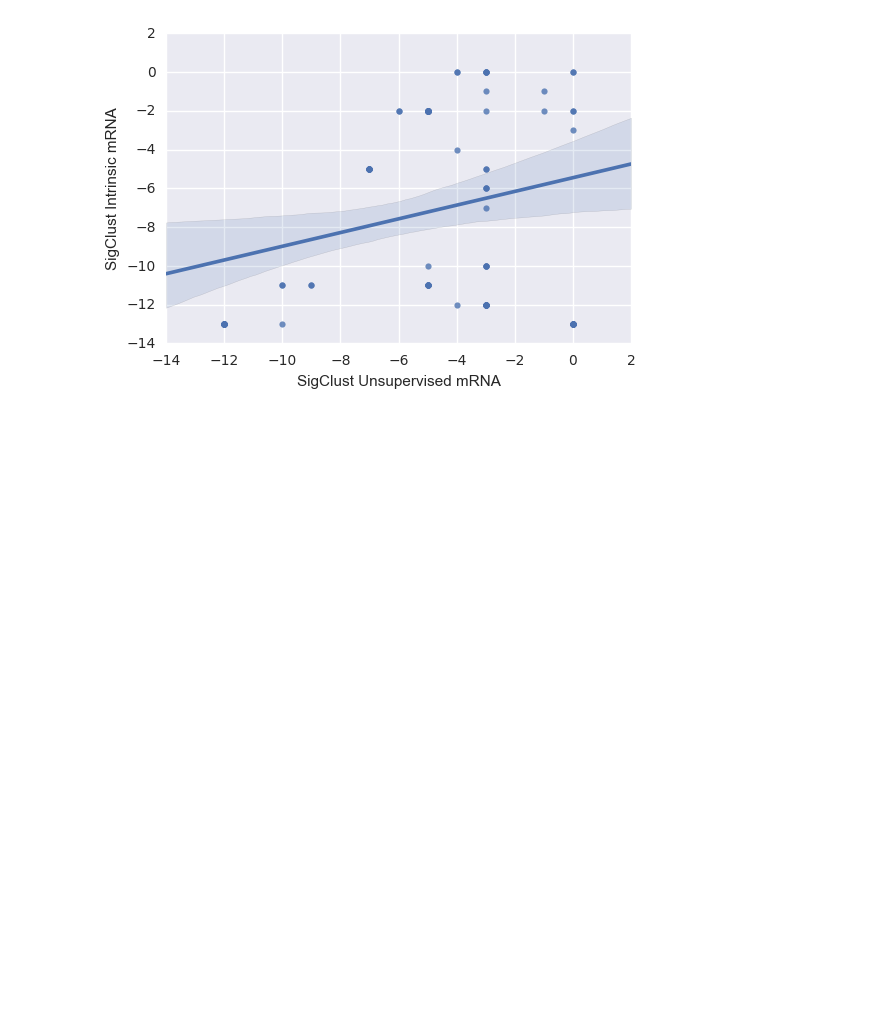
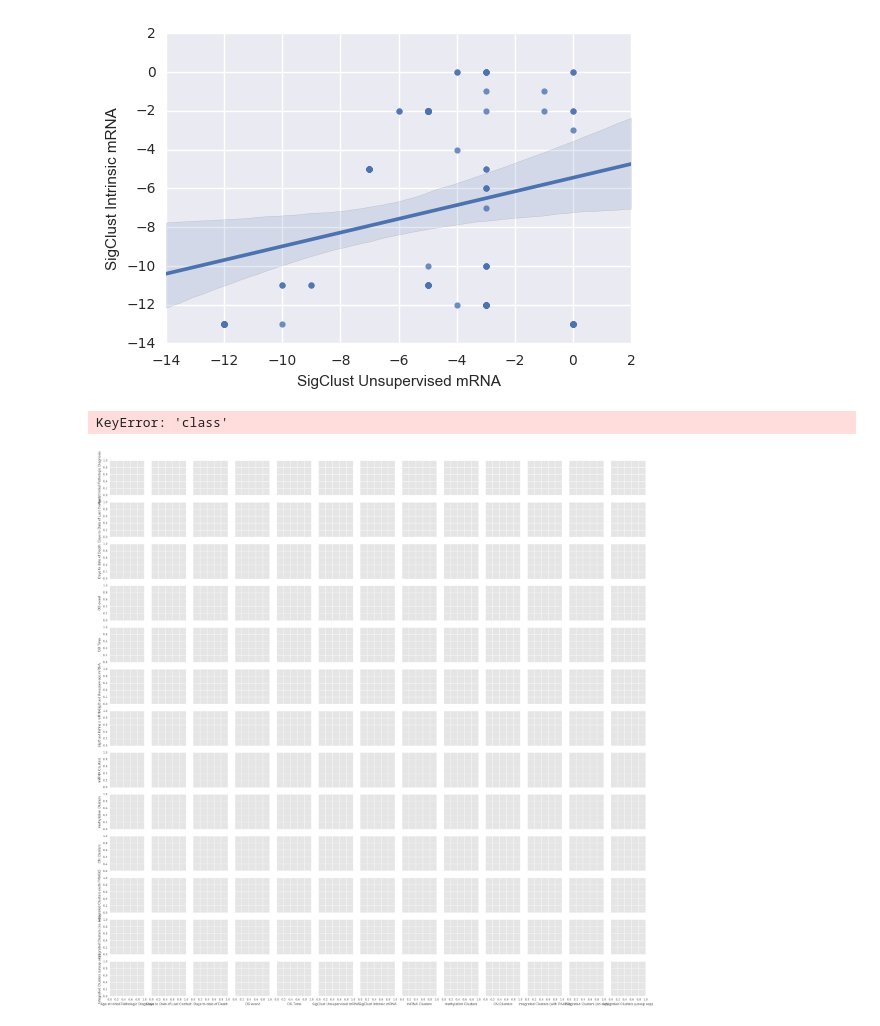
Before and after one commit to AniketPant02/Machine-Learning, a Jupyter notebook: Breast Cancer Proteomes/DataAnalysisPyNB.ipynb, the cells around one changed output. Drawn from its saved outputs; the diff is of its cells as text; code cells hidden in the pictures; blank space fills up the shorter version.

```diff
--- a/Breast Cancer Proteomes/DataAnalysisPyNB.ipynb
+++ b/Breast Cancer Proteomes/DataAnalysisPyNB.ipynb
@@ -113,3 +116,8 @@ sns.regplot(clinicalData['SigClust Unsupervised mRNA'], clinicalData['SigClust I
 # %% [output]
 <matplotlib.axes._subplots.AxesSubplot at 0x...>
 [figure]
+# %%
+sns.pairplot(clinicalData.dropna(), hue='class')
+# %% [output]
+KeyError: 'class'
+[figure, added]
```
Also changed, not shown: parts of 1 cell of this notebook.
